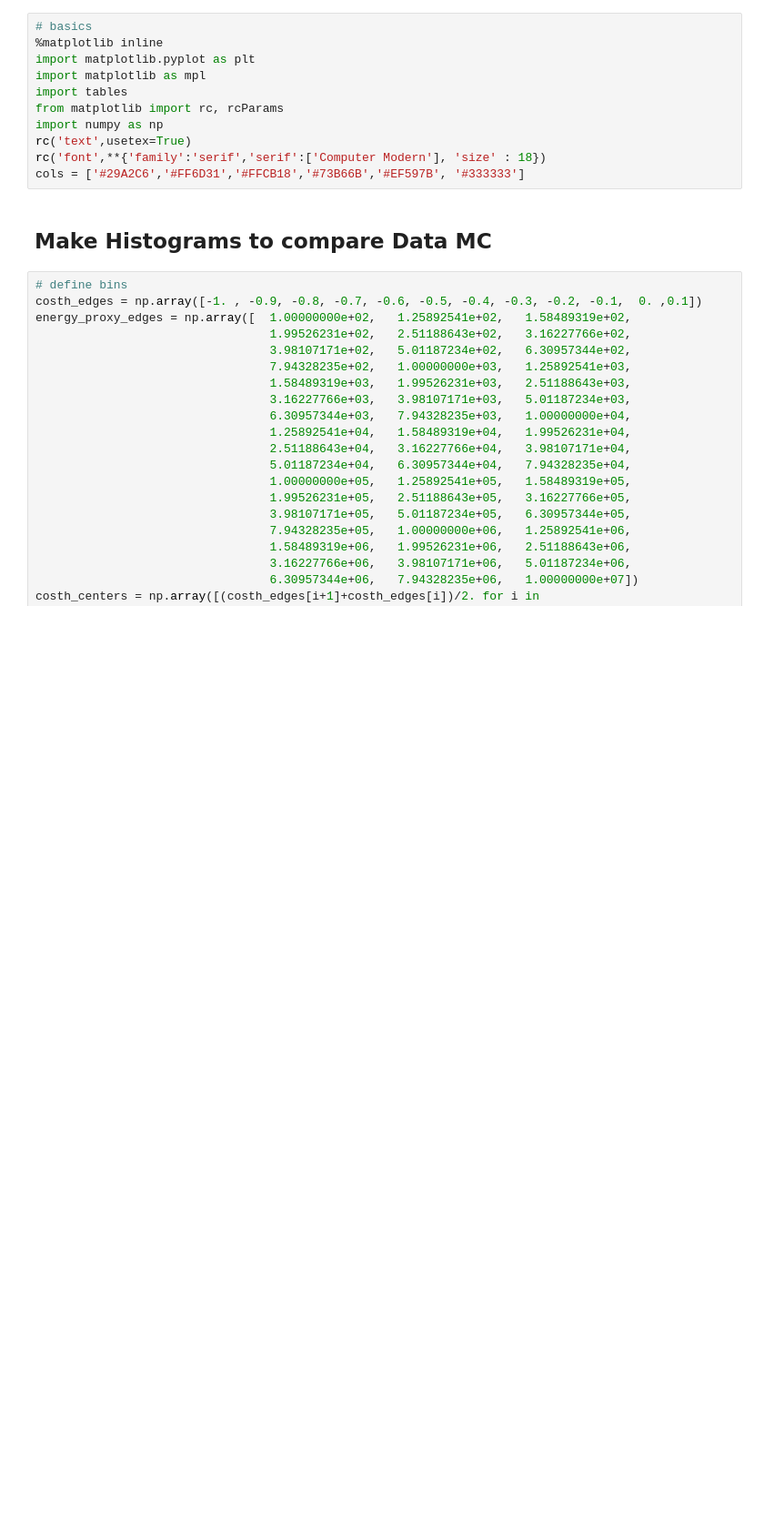
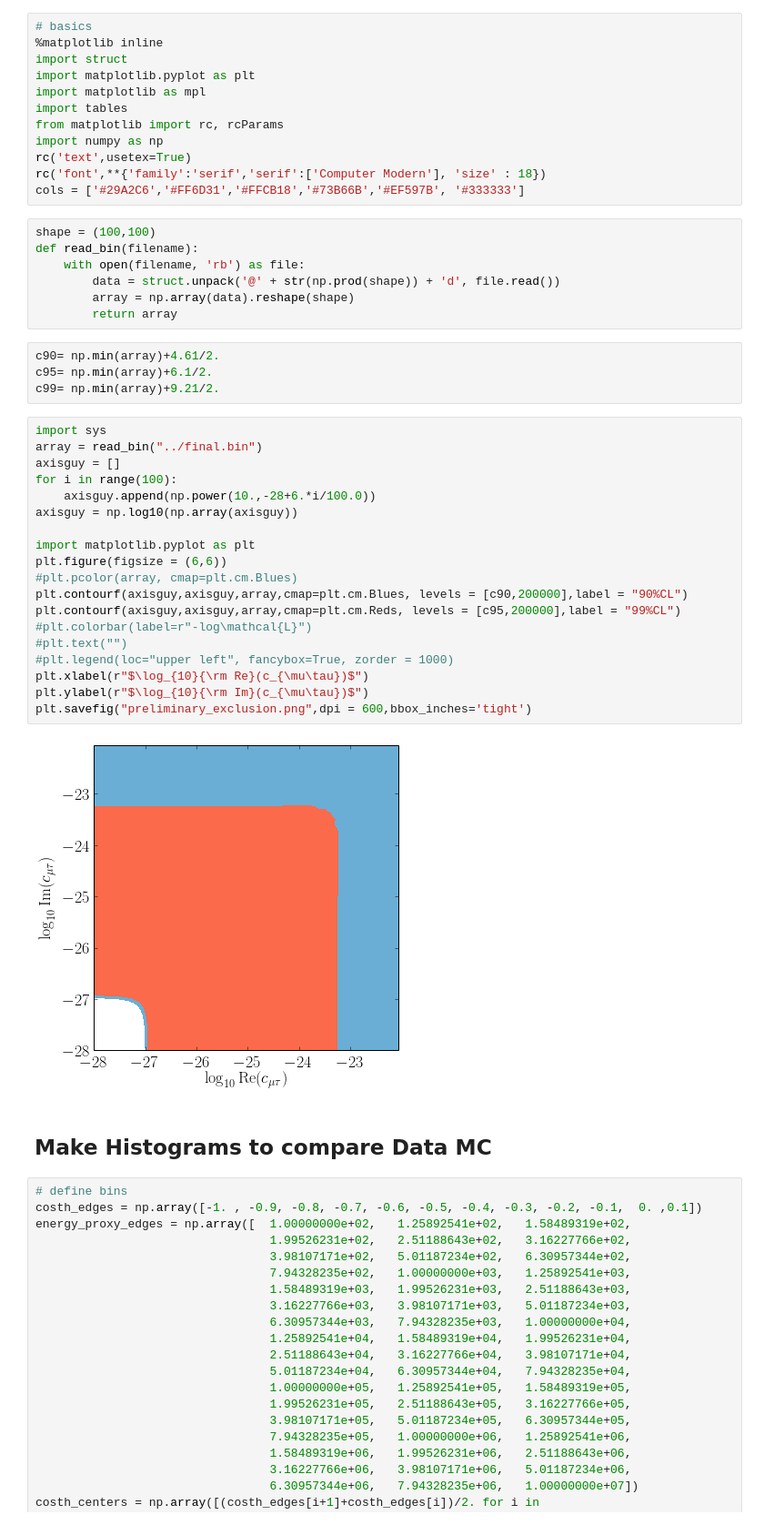
Before and after one commit to arguelles/LVTools, a Jupyter notebook: notebooks/EventDistributionPlots.ipynb, the cells around one changed output. Shown at 91% size. Drawn from its saved outputs; the diff is of its cells as text; blank space fills up the shorter version.

```diff
--- a/notebooks/EventDistributionPlots.ipynb
+++ b/notebooks/EventDistributionPlots.ipynb
@@ -1,6 +1,7 @@
 # %%
 # basics
 %matplotlib inline
+import struct
 import matplotlib.pyplot as plt
 import matplotlib as mpl
 import tables
@@ -9,6 +10,38 @@ import numpy as np
 rc('text',usetex=True)
 rc('font',**{'family':'serif','serif':['Computer Modern'], 'size' : 18})
 cols = ['#29A2C6','#FF6D31','#FFCB18','#73B66B','#EF597B', '#333333']
+# %%
+shape = (100,100)
+def read_bin(filename):
+    with open(filename, 'rb') as file:
+        data = struct.unpack('@' + str(np.prod(shape)) + 'd', file.read())
+        array = np.array(data).reshape(shape)
+        return array
+# %%
+c90= np.min(array)+4.61/2.
+c95= np.min(array)+6.1/2.
+c99= np.min(array)+9.21/2.
+# %%
+import sys
+array = read_bin("../final.bin")
+axisguy = []
+for i in range(100):
+    axisguy.append(np.power(10.,-28+6.*i/100.0))
+axisguy = np.log10(np.array(axisguy))
+
+import matplotlib.pyplot as plt
+plt.figure(figsize = (6,6))
+#plt.pcolor(array, cmap=plt.cm.Blues)
+plt.contourf(axisguy,axisguy,array,cmap=plt.cm.Blues, levels = [c90,200000],label = "90%CL")
+plt.contourf(axisguy,axisguy,array,cmap=plt.cm.Reds, levels = [c95,200000],label = "99%CL")
+#plt.colorbar(label=r"-log\mathcal{L}")
+#plt.text("")
+#plt.legend(loc="upper left", fancybox=True, zorder = 1000)
+plt.xlabel(r"$\log_{10}{\rm Re}(c_{\mu\tau})$")
+plt.ylabel(r"$\log_{10}{\rm Im}(c_{\mu\tau})$")
+plt.savefig("preliminary_exclusion.png",dpi = 600,bbox_inches='tight')
+# %% [output]
+[figure, added]
 # %% [markdown]
 ## Make Histograms to compare Data MC
 # %%
```
Also changed, not shown: parts of 5 cells of this notebook, 1 other file.
